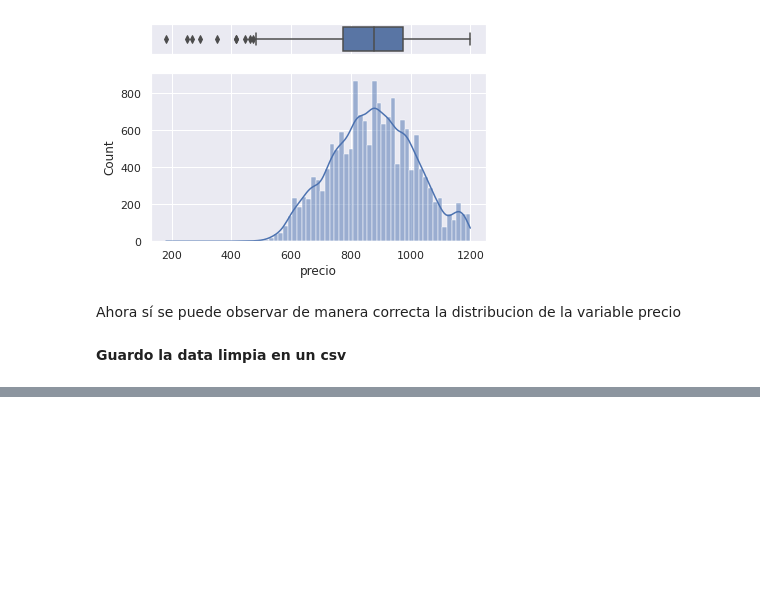
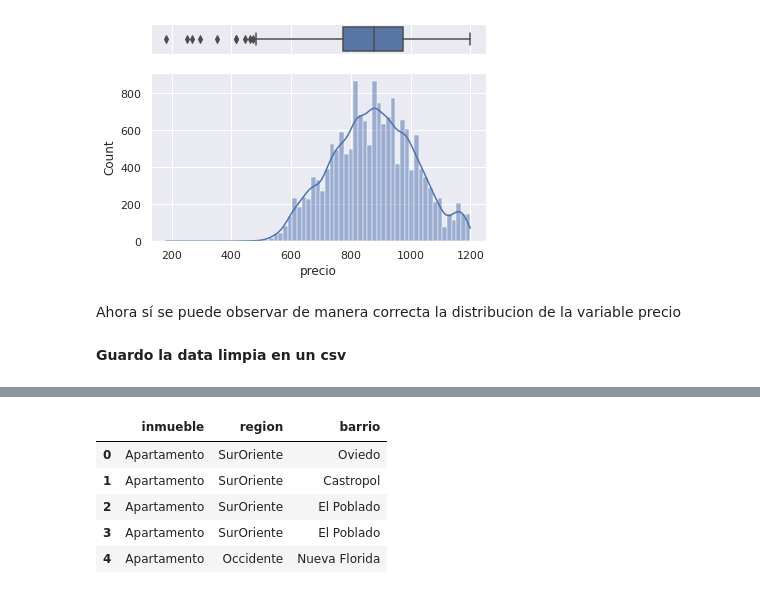
Before and after one commit to susanje/analisis_mercado_inmobiliario, a Jupyter notebook: Untitled4.ipynb, the cells around one changed output, grey strips where cells are left out. Drawn from its saved outputs; the diff is of its cells as text; code cells hidden in the pictures; blank space fills up the shorter version.

```diff
--- a/Untitled4.ipynb
+++ b/Untitled4.ipynb
@@ -477,0 +528,13 @@ files.download("susanje.csv")
+# %%
+query = engine.execute("SELECT inmueble, region, barrio FROM inmobiliario WHERE precio > 1500000 AND estrato NOT LIKE 'Estrato 3'") #hago la misma consulta para ver si guardo el cambio anterior
+# %%
+df = pd.DataFrame(query.fetchall())
+df.columns = query.keys()
+df.head()
+# %% [output]
+|  | inmueble | region | barrio |
+| 0 | Apartamento | SurOriente | Oviedo |
+| 1 | Apartamento | SurOriente | Castropol |
+| 2 | Apartamento | SurOriente | El Poblado |
+| 3 | Apartamento | SurOriente | El Poblado |
+| 4 | Apartamento | Occidente | Nueva Florida |
```
Also changed, not shown: parts of 9 cells of this notebook.
